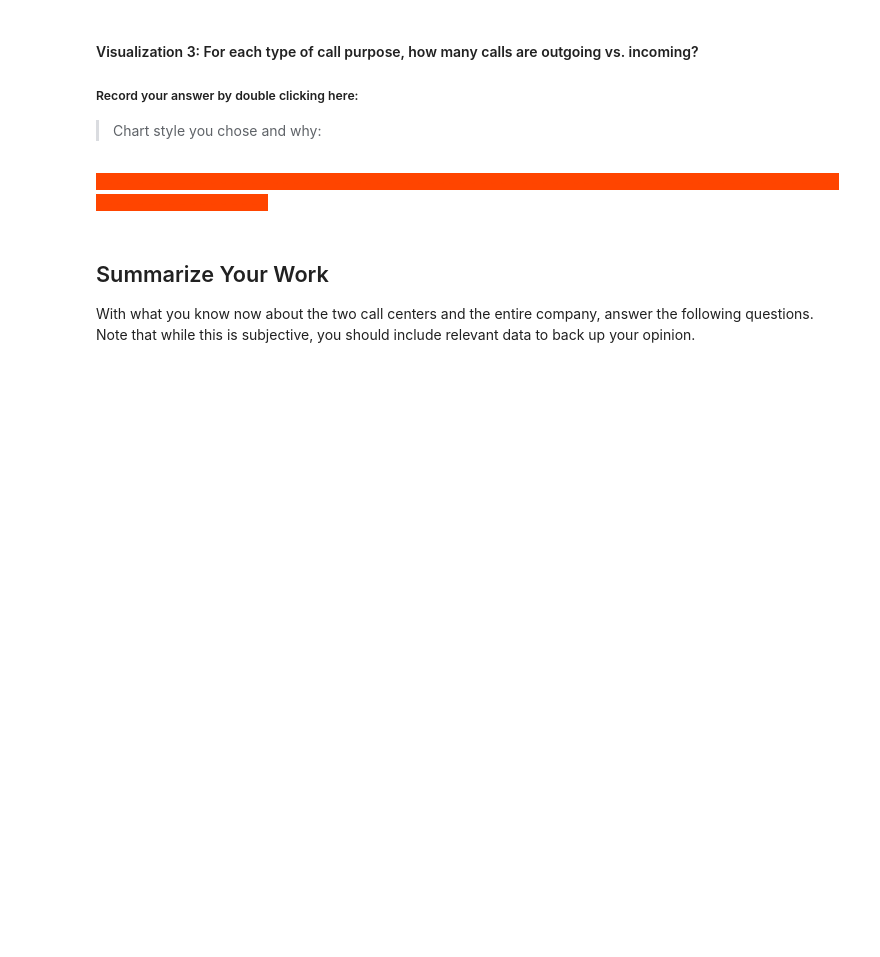
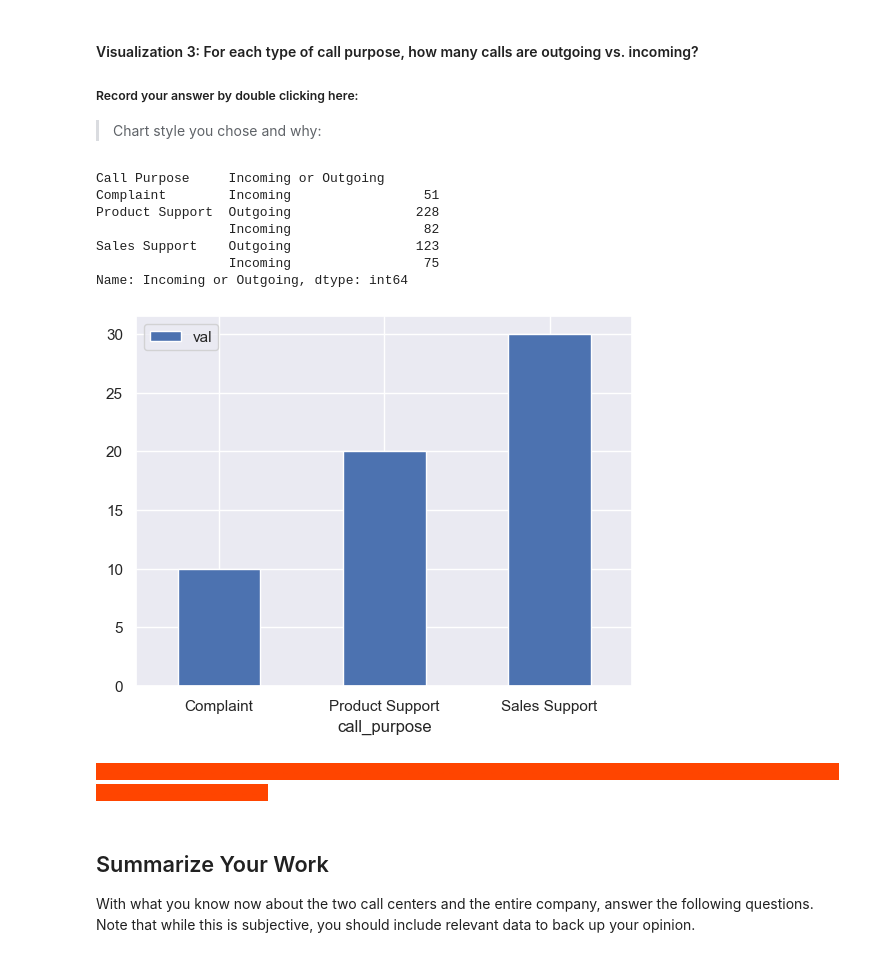
Before and after one commit to CSitton/call-center-cleanup-assignment, a Jupyter notebook: Call_Center_Cleanup.ipynb, the cells around one changed output. Saved outputs shown, nothing was run; the diff lists cells and outputs as text; code cells hidden in the pictures; blank space fills up the shorter version.

```diff
--- a/Call_Center_Cleanup.ipynb
+++ b/Call_Center_Cleanup.ipynb
@@ -512,17 +548,28 @@ service_level["Service Level %"] = service_level["Calls_x"]/service_level["Calls
 # %%
 # Create visualization 3 here:
 # The three dictionaries, complaints, sales_support, and product_support, have the information you need
 
 purpose_group = df.groupby("Call Purpose")
 call_purpose = ["Complaint", "Product Support", "Sales Support"]
 purpose_counts = purpose_group["Incoming or Outgoing"].value_counts()
 print(purpose_counts)
 
 complaints = purpose_counts["Complaint"].to_dict()
 sales_support = purpose_counts["Sales Support"].to_dict()
 product_support = purpose_counts["Product Support"].to_dict()
 
 #Your Code Here:
+north_df = pd.DataFrame({'call_purpose':['Complaint', 'Product Support', 'Sales Support'],'val':[10,20,30]})
+ax = north_df.plot.bar(x='call_purpose', y='val', rot=0)
+# %% [output]
+Call Purpose     Incoming or Outgoing
+Complaint        Incoming                 51
+Product Support  Outgoing                228
+                 Incoming                 82
+Sales Support    Outgoing                123
+                 Incoming                 75
+Name: Incoming or Outgoing, dtype: int64
+[figure, added]
 # %% [markdown]
 <span style="background-color:orangered; color:orangered;">- - - - - - - - - - - - - - - - - - - - - - - - - - - - - - - - - - - - - - - - - - - - - - - - - - - - - - - - - - - - - - - - - - - - - - - - - - - - - - - - - - - - - - - - -</span>
 # %% [markdown]
```
Also changed, not shown: parts of 38 cells of this notebook.
